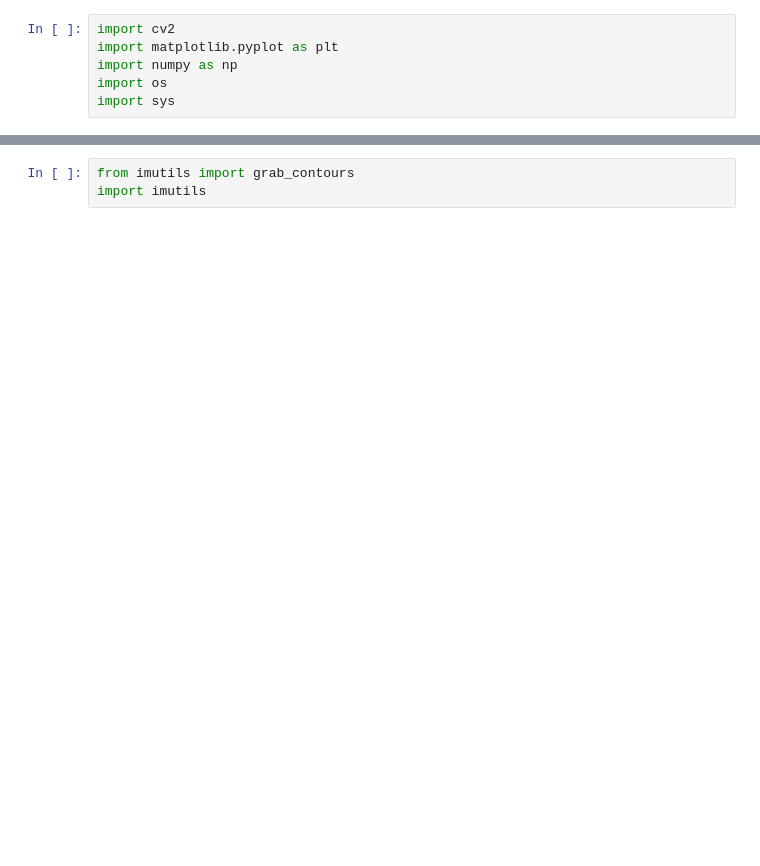
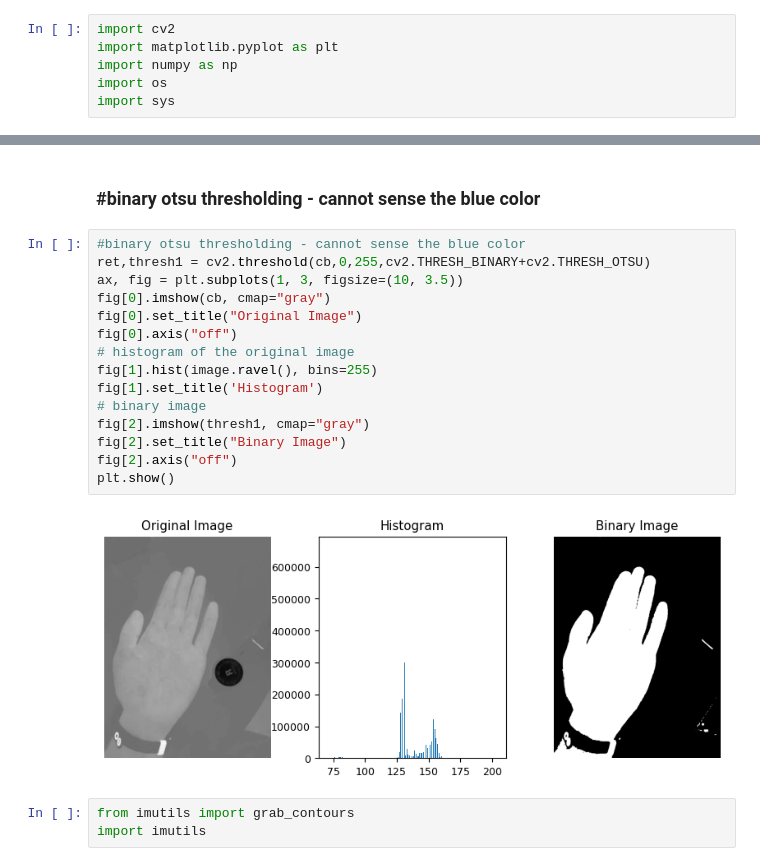
Before and after one commit to Capybarah886/Capstone_33_2, a Jupyter notebook: multi_otsu_no_measure.ipynb, the cells around one changed output, grey strips where cells are left out. Cells and saved outputs as stored; diff of their text form; blank space fills up the shorter version.

```diff
--- a/multi_otsu_no_measure.ipynb
+++ b/multi_otsu_no_measure.ipynb
@@ -127,3 +123,22 @@ plt.show()
+# %% [markdown]
+### #binary otsu thresholding - cannot sense the blue color
+# %%
+#binary otsu thresholding - cannot sense the blue color
+ret,thresh1 = cv2.threshold(cb,0,255,cv2.THRESH_BINARY+cv2.THRESH_OTSU)
+ax, fig = plt.subplots(1, 3, figsize=(10, 3.5))
+fig[0].imshow(cb, cmap="gray")
+fig[0].set_title("Original Image")
+fig[0].axis("off")
+# histogram of the original image
+fig[1].hist(image.ravel(), bins=255)
+fig[1].set_title('Histogram')
+# binary image
+fig[2].imshow(thresh1, cmap="gray")
+fig[2].set_title("Binary Image")
+fig[2].axis("off")
+plt.show()
+# %% [output]
+[figure, added]
 # %%
 from imutils import grab_contours
 import imutils
```
Also changed, not shown: parts of 19 cells of this notebook.
